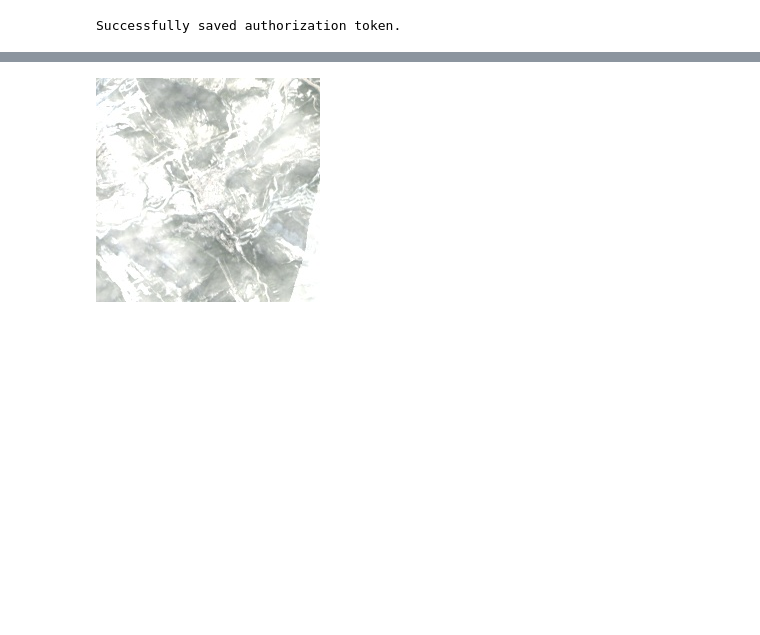
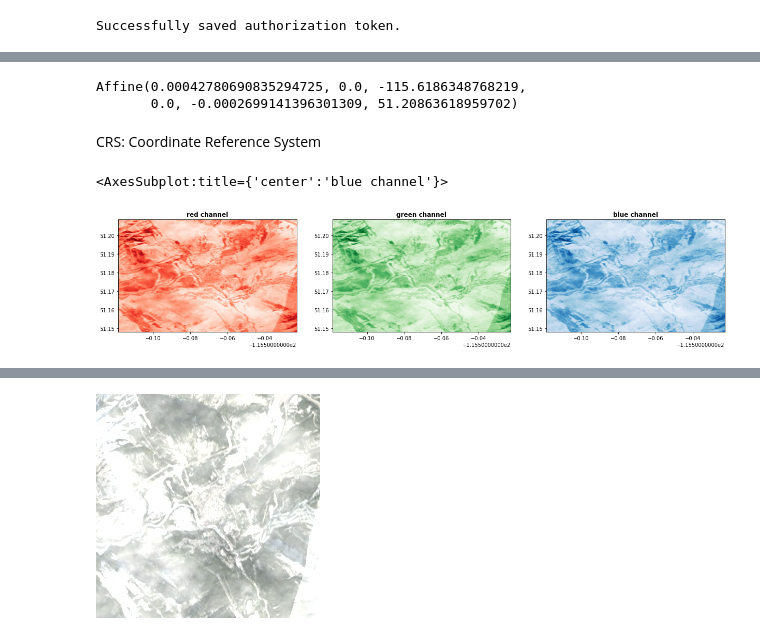
Before and after one commit to ThibaudARoy/LandSatAGB, a Jupyter notebook: LandSatAGBwithEE.ipynb, the cells around one changed output, grey strips where cells are left out. Saved outputs shown, nothing was run; the diff lists cells and outputs as text; code cells hidden in the pictures; blank space fills up the shorter version.

```diff
--- a/LandSatAGBwithEE.ipynb
+++ b/LandSatAGBwithEE.ipynb
@@ -111,0 +128,29 @@ os.listdir('LS8_images')
+# %%
+B2 = rasterio.open("LS8_images/Banff_image.B2.tif")
+band2blue = B2.read(1)
+
+B4 = rasterio.open("LS8_images/Banff_image.B4.tif")
+band4red = B4.read(1)
+
+B5 = rasterio.open("LS8_images/Banff_image.B5.tif")
+band5nir = B5.read(1)
+
+B3 = rasterio.open("LS8_images/Banff_image.B3.tif")
+band3green = B3.read(1)
+# %%
+B5.crs
+B5.dtypes
+B4.transform
+# %% [output]
+Affine(0.00042780690835294725, 0.0, -115.6186348768219,
+       0.0, -0.0002699141396301309, 51.20863618959702)
+# %% [markdown]
+CRS: Coordinate Reference System
+# %%
+fig, (axr, axg, axb) = plt.subplots(1,3, figsize=(21,7))
+show(B4,ax=axr,cmap='Reds',title='red channel')
+show(B3,ax=axg,cmap='Greens',title='green channel')
+show(B2,ax=axb,cmap='Blues',title='blue channel')
+# %% [output]
+<AxesSubplot:title={'center':'blue channel'}>
+[figure, added]
```
Also changed, not shown: parts of 13 cells of this notebook, 5 other files.
